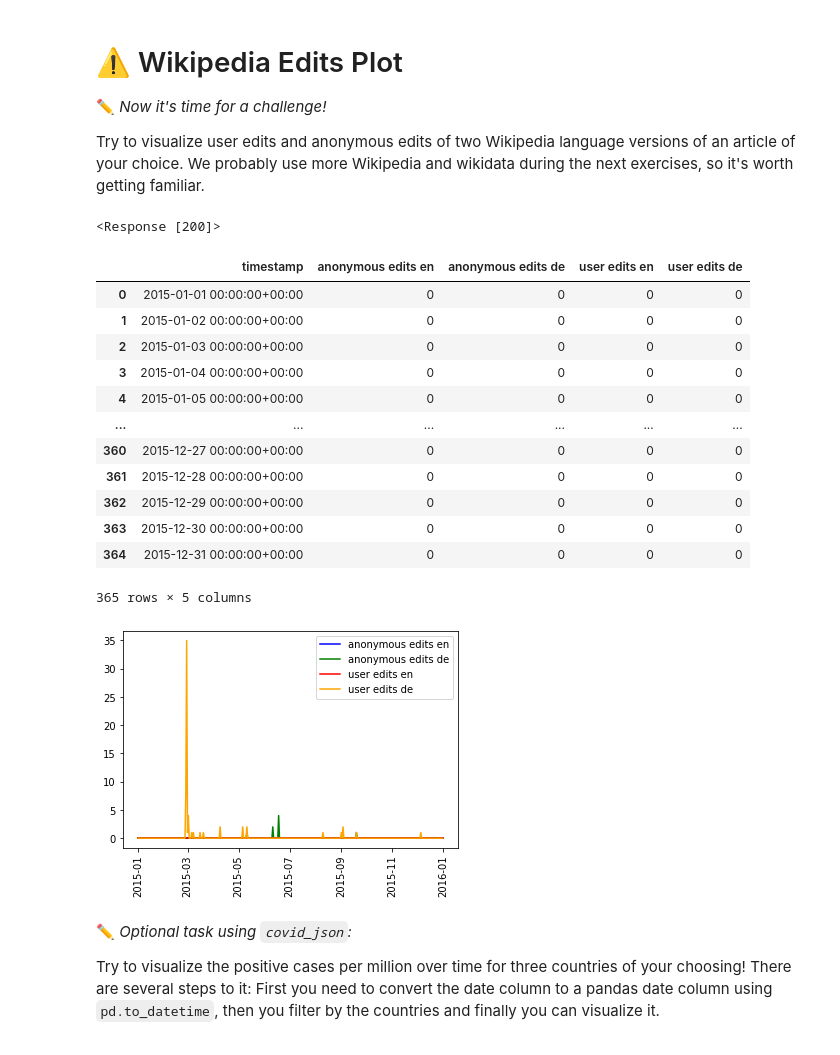
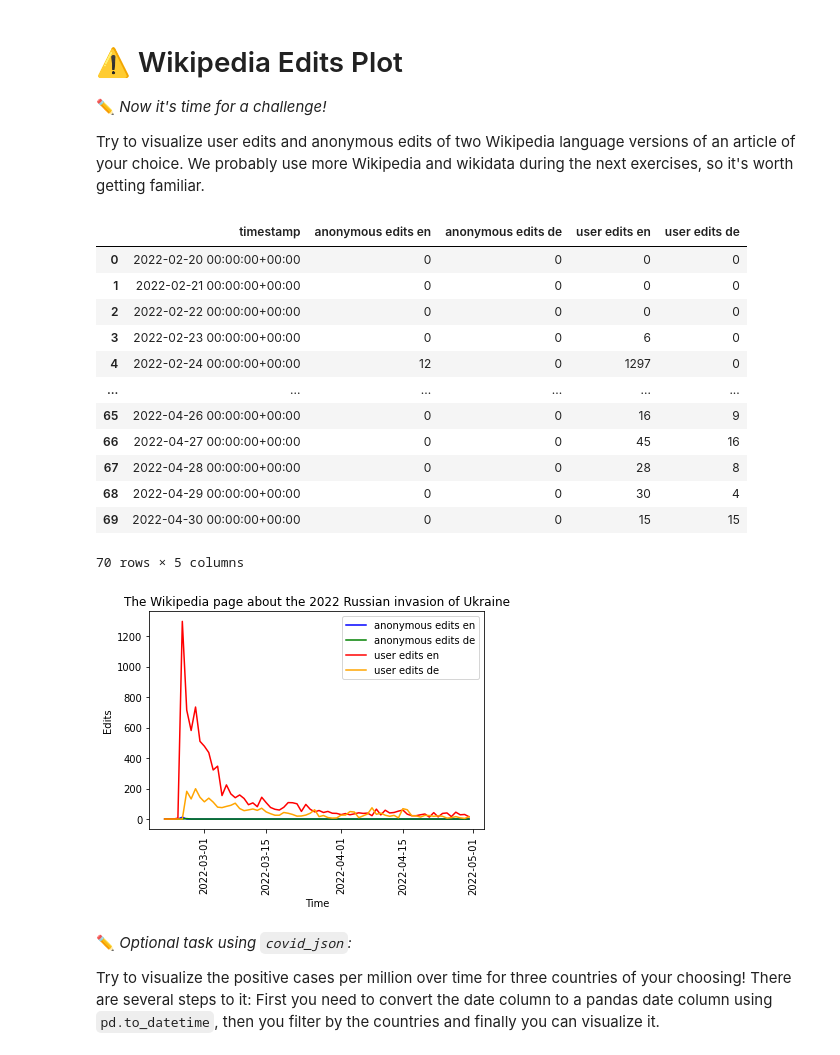
Before and after one commit to FUB-HCC/hcds-summer-2022, a Jupyter notebook: assignments/A1_R1_WarmUp/Group_02/gain/A1_WarmUp.ipynb, the cells around one changed output. Drawn from its saved outputs; the diff is of its cells as text; code cells hidden in the pictures.

```diff
--- a/assignments/A1_R1_WarmUp/Group_02/gain/A1_WarmUp.ipynb
+++ b/assignments/A1_R1_WarmUp/Group_02/gain/A1_WarmUp.ipynb
@@ -764,13 +764,13 @@ headers = {
 }
 
 # Edpoint for getting Edits per Page
-ep_en_anon = 'https://wikimedia.org/api/rest_v1/metrics/edits/per-page/en.wikipedia/Data_Science/anonymous/daily/20150101/20160101'
+ep_en_anon = 'https://wikimedia.org/api/rest_v1/metrics/edits/per-page/en.wikipedia/2022_Russian_invasion_of_Ukraine/anonymous/daily/20220220/20220508'
 
-ep_de_anon = 'https://wikimedia.org/api/rest_v1/metrics/edits/per-page/de.wikipedia/Data_Science/anonymous/daily/20150101/20160101'
+ep_de_anon = 'https://wikimedia.org/api/rest_v1/metrics/edits/per-page/de.wikipedia/Russischer_Überfall_auf_die_Ukraine_2022/anonymous/daily/20220220/20220508'
 
-ep_en_user = 'https://wikimedia.org/api/rest_v1/metrics/edits/per-page/en.wikipedia/Data_Science/user/daily/20150101/20160101'
+ep_en_user = 'https://wikimedia.org/api/rest_v1/metrics/edits/per-page/en.wikipedia/2022_Russian_invasion_of_Ukraine/user/daily/20220220/20220508'
 
-ep_de_user = 'https://wikimedia.org/api/rest_v1/metrics/edits/per-page/de.wikipedia/Data_Science/user/daily/20150101/20160101'
+ep_de_user = 'https://wikimedia.org/api/rest_v1/metrics/edits/per-page/de.wikipedia/Russischer_Überfall_auf_die_Ukraine_2022/user/daily/20220220/20220508'
 
 call_en_anon = requests.get(ep_en_anon, headers=headers)
 response_en_anon = call_en_anon.json()
@@ -799,38 +799,38 @@ merged_data = pd.merge(merged_data, de_user_data, on='timestamp', how='outer')
 merged_data = merged_data.rename(columns={"edits_x": "user edits en", "edits_y": "user edits de"})
 
 merged_data['timestamp'] = pd.to_datetime(merged_data['timestamp'])
-# %%
-call_en_anon
-# %% [output]
-<Response [200]>
 # %%
 merged_data
 # %% [output]
 |  | timestamp | anonymous edits en | anonymous edits de | user edits en | user edits de |
-| 0 | 2015-01-01 00:00:00+00:00 | 0 | 0 | 0 | 0 |
-| 1 | 2015-01-02 00:00:00+00:00 | 0 | 0 | 0 | 0 |
-| 2 | 2015-01-03 00:00:00+00:00 | 0 | 0 | 0 | 0 |
-| 3 | 2015-01-04 00:00:00+00:00 | 0 | 0 | 0 | 0 |
-| 4 | 2015-01-05 00:00:00+00:00 | 0 | 0 | 0 | 0 |
+| 0 | 2022-02-20 00:00:00+00:00 | 0 | 0 | 0 | 0 |
+| 1 | 2022-02-21 00:00:00+00:00 | 0 | 0 | 0 | 0 |
+| 2 | 2022-02-22 00:00:00+00:00 | 0 | 0 | 0 | 0 |
+| 3 | 2022-02-23 00:00:00+00:00 | 0 | 0 | 6 | 0 |
+| 4 | 2022-02-24 00:00:00+00:00 | 12 | 0 | 1297 | 0 |
 | ... | ... | ... | ... | ... | ... |
-| 360 | 2015-12-27 00:00:00+00:00 | 0 | 0 | 0 | 0 |
-| 361 | 2015-12-28 00:00:00+00:00 | 0 | 0 | 0 | 0 |
-| 362 | 2015-12-29 00:00:00+00:00 | 0 | 0 | 0 | 0 |
-| 363 | 2015-12-30 00:00:00+00:00 | 0 | 0 | 0 | 0 |
-| 364 | 2015-12-31 00:00:00+00:00 | 0 | 0 | 0 | 0 |
+| 65 | 2022-04-26 00:00:00+00:00 | 0 | 0 | 16 | 9 |
+| 66 | 2022-04-27 00:00:00+00:00 | 0 | 0 | 45 | 16 |
+| 67 | 2022-04-28 00:00:00+00:00 | 0 | 0 | 28 | 8 |
+| 68 | 2022-04-29 00:00:00+00:00 | 0 | 0 | 30 | 4 |
+| 69 | 2022-04-30 00:00:00+00:00 | 0 | 0 | 15 | 15 |
-365 rows × 5 columns
+70 rows × 5 columns
 # %%
 #plot
 
 plt.plot(merged_data['timestamp'], merged_data["anonymous edits en"], color="blue")
 plt.plot(merged_data['timestamp'], merged_data["anonymous edits de"], color="green")
 plt.plot(merged_data['timestamp'], merged_data["user edits en"], color="red")
 plt.plot(merged_data['timestamp'], merged_data["user edits de"], color="orange")
 plt.xticks(rotation=90)
 plt.legend(["anonymous edits en", "anonymous edits de", "user edits en", "user edits de", ])
+
+plt.title("The Wikipedia page about the 2022 Russian invasion of Ukraine")
+plt.xlabel("Time")
+plt.ylabel("Edits")
 plt.show()
 # %% [output]
-[figure, old version]
+[figure, new version]
 # %% [markdown]
 ✏️ *Optional task using `covid_json`:*
 
```
